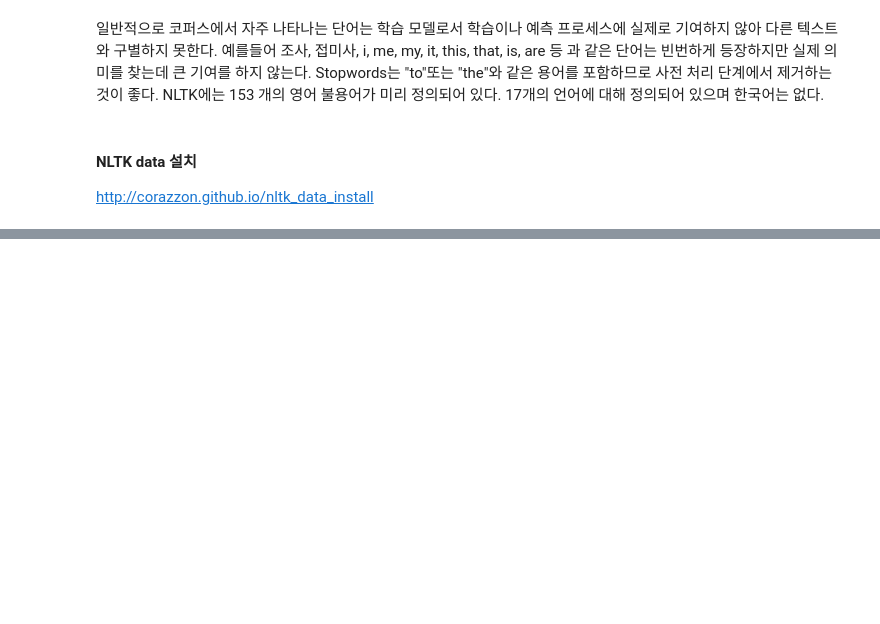
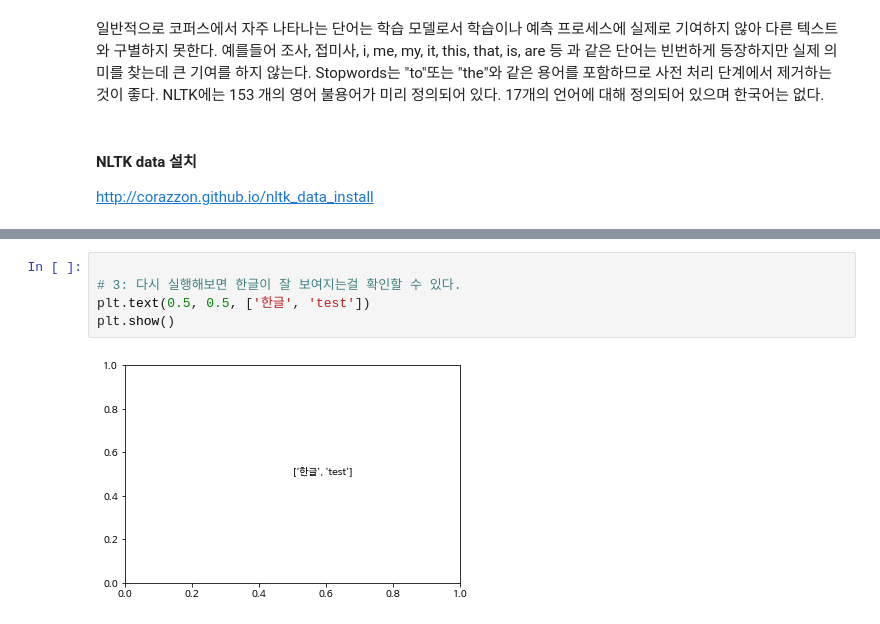
Before and after one commit to winuss/nlp-lab, a Jupyter notebook: word2vec-nlp-tutorial.ipynb, the cells around one changed output, grey strips where cells are left out. Cells and saved outputs as stored; diff of their text form; blank space fills up the shorter version.

```diff
--- a/word2vec-nlp-tutorial.ipynb
+++ b/word2vec-nlp-tutorial.ipynb
@@ -195,0 +683,7 @@ http://corazzon.github.io/nltk_data_install
+# %%
+
+# 3: 다시 실행해보면 한글이 잘 보여지는걸 확인할 수 있다.
+plt.text(0.5, 0.5, ['한글', 'test'])
+plt.show()
+# %% [output]
+[figure, added]
```
Also changed, not shown: parts of 54 cells of this notebook.
